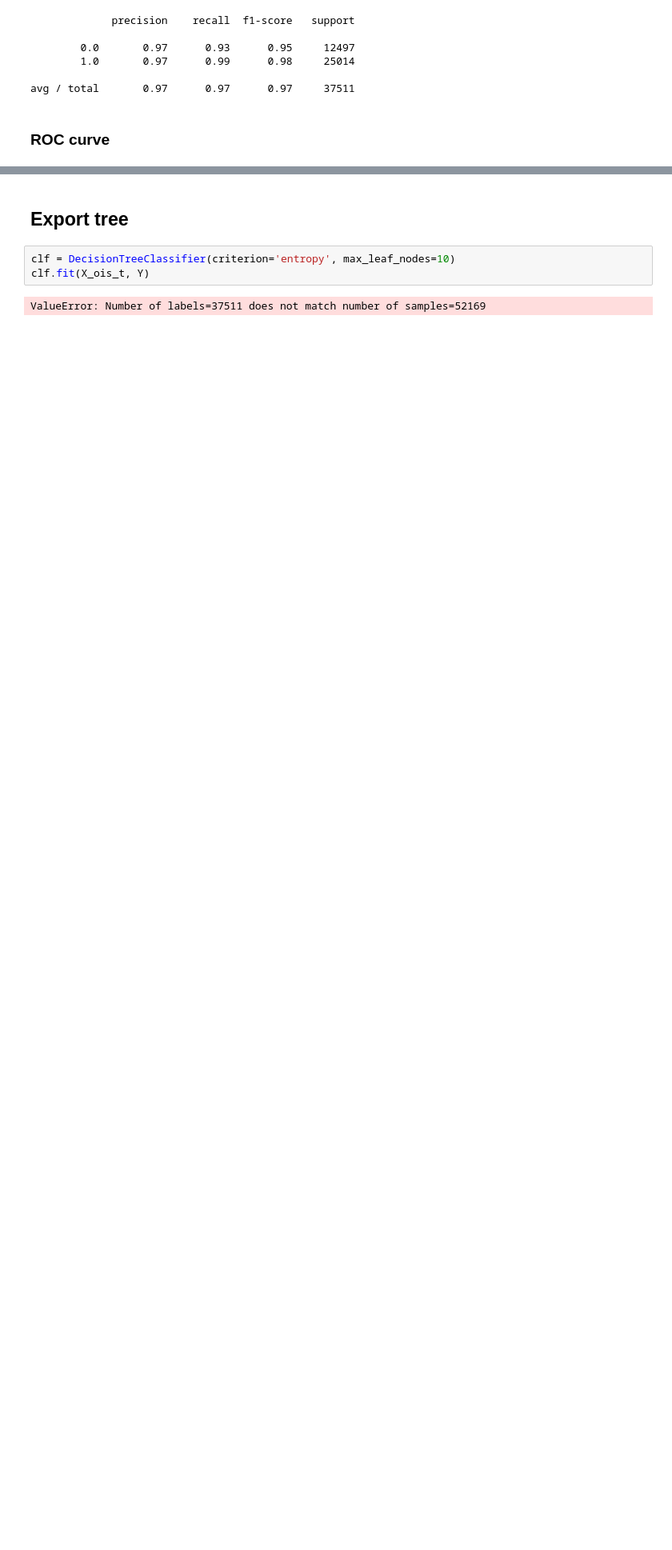
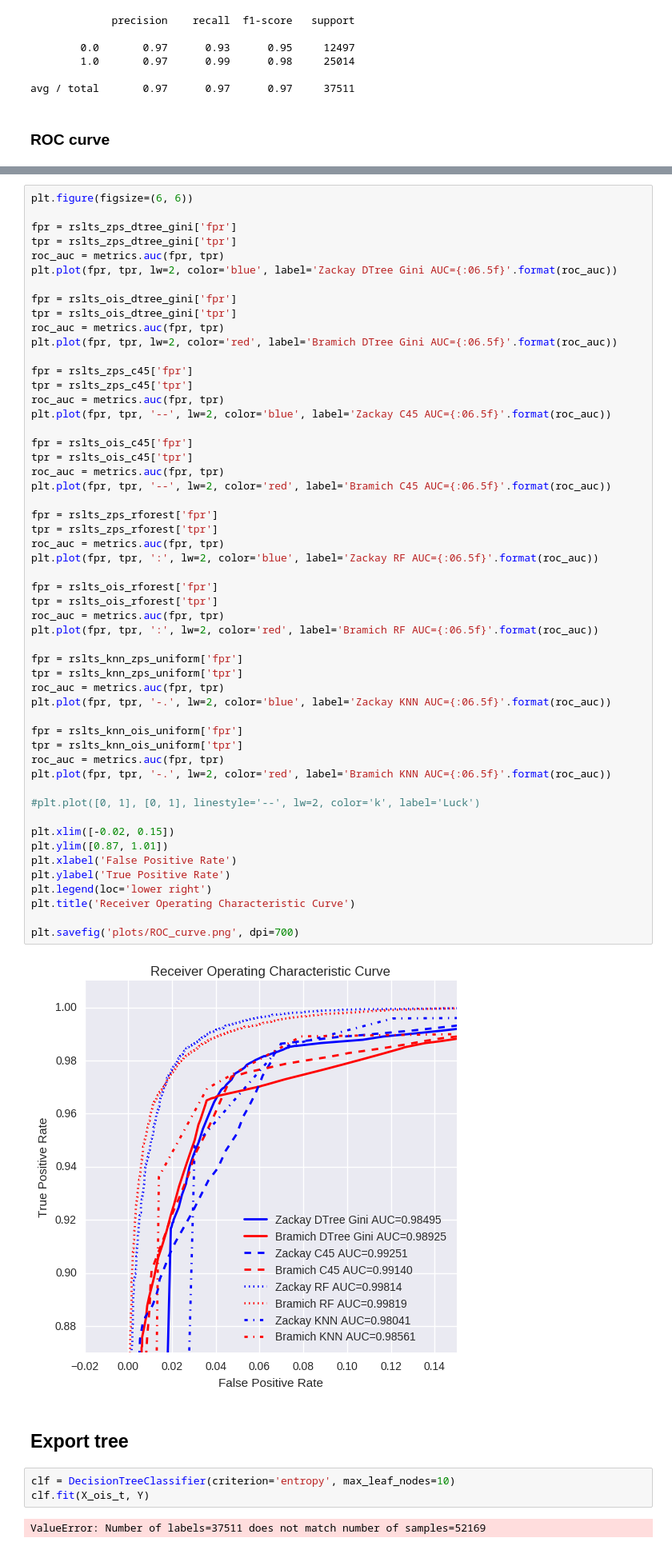
Before and after one commit to BrunoSanchez/RBMLearning, a Jupyter notebook: RealBogus_zackay.ipynb, the cells around one changed output, grey strips where cells are left out. Shown at 80% size. Drawn from its saved outputs; the diff is of its cells as text; blank space fills up the shorter version.

```diff
--- a/RealBogus_zackay.ipynb
+++ b/RealBogus_zackay.ipynb
@@ -519,3 +502,58 @@ plt.title('Receiver operating characteristic example')
+# %%
+plt.figure(figsize=(6, 6))
+
+fpr = rslts_zps_dtree_gini['fpr']
+tpr = rslts_zps_dtree_gini['tpr']
+roc_auc = metrics.auc(fpr, tpr)
+plt.plot(fpr, tpr, lw=2, color='blue', label='Zackay DTree Gini AUC={:06.5f}'.format(roc_auc))
+
+fpr = rslts_ois_dtree_gini['fpr']
+tpr = rslts_ois_dtree_gini['tpr']
+roc_auc = metrics.auc(fpr, tpr)
+plt.plot(fpr, tpr, lw=2, color='red', label='Bramich DTree Gini AUC={:06.5f}'.format(roc_auc))
+
+fpr = rslts_zps_c45['fpr']
+tpr = rslts_zps_c45['tpr']
+roc_auc = metrics.auc(fpr, tpr)
+plt.plot(fpr, tpr, '--', lw=2, color='blue', label='Zackay C45 AUC={:06.5f}'.format(roc_auc))
+
+fpr = rslts_ois_c45['fpr']
+tpr = rslts_ois_c45['tpr']
+roc_auc = metrics.auc(fpr, tpr)
+plt.plot(fpr, tpr, '--', lw=2, color='red', label='Bramich C45 AUC={:06.5f}'.format(roc_auc))
+
+fpr = rslts_zps_rforest['fpr']
+tpr = rslts_zps_rforest['tpr']
+roc_auc = metrics.auc(fpr, tpr)
+plt.plot(fpr, tpr, ':', lw=2, color='blue', label='Zackay RF AUC={:06.5f}'.format(roc_auc))
+
+fpr = rslts_ois_rforest['fpr']
+tpr = rslts_ois_rforest['tpr']
+roc_auc = metrics.auc(fpr, tpr)
+plt.plot(fpr, tpr, ':', lw=2, color='red', label='Bramich RF AUC={:06.5f}'.format(roc_auc))
+
+fpr = rslts_knn_zps_uniform['fpr']
+tpr = rslts_knn_zps_uniform['tpr']
+roc_auc = metrics.auc(fpr, tpr)
+plt.plot(fpr, tpr, '-.', lw=2, color='blue', label='Zackay KNN AUC={:06.5f}'.format(roc_auc))
+
+fpr = rslts_knn_ois_uniform['fpr']
+tpr = rslts_knn_ois_uniform['tpr']
+roc_auc = metrics.auc(fpr, tpr)
+plt.plot(fpr, tpr, '-.', lw=2, color='red', label='Bramich KNN AUC={:06.5f}'.format(roc_auc))
+
+#plt.plot([0, 1], [0, 1], linestyle='--', lw=2, color='k', label='Luck')
+
+plt.xlim([-0.02, 0.15])
+plt.ylim([0.87, 1.01])
+plt.xlabel('False Positive Rate')
+plt.ylabel('True Positive Rate')
+plt.legend(loc='lower right')
+plt.title('Receiver Operating Characteristic Curve')
+
+plt.savefig('plots/ROC_curve.png', dpi=700)
+# %% [output]
+[figure, added]
 # %% [markdown]
 ## Export tree
 # %%
```
Also changed, not shown: parts of 3 cells of this notebook.
